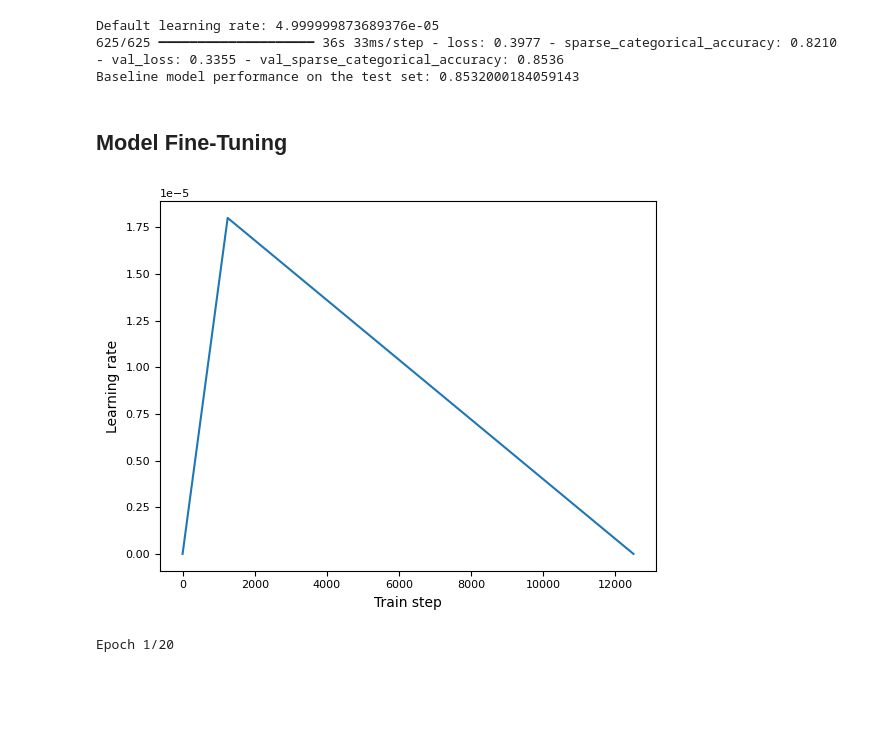
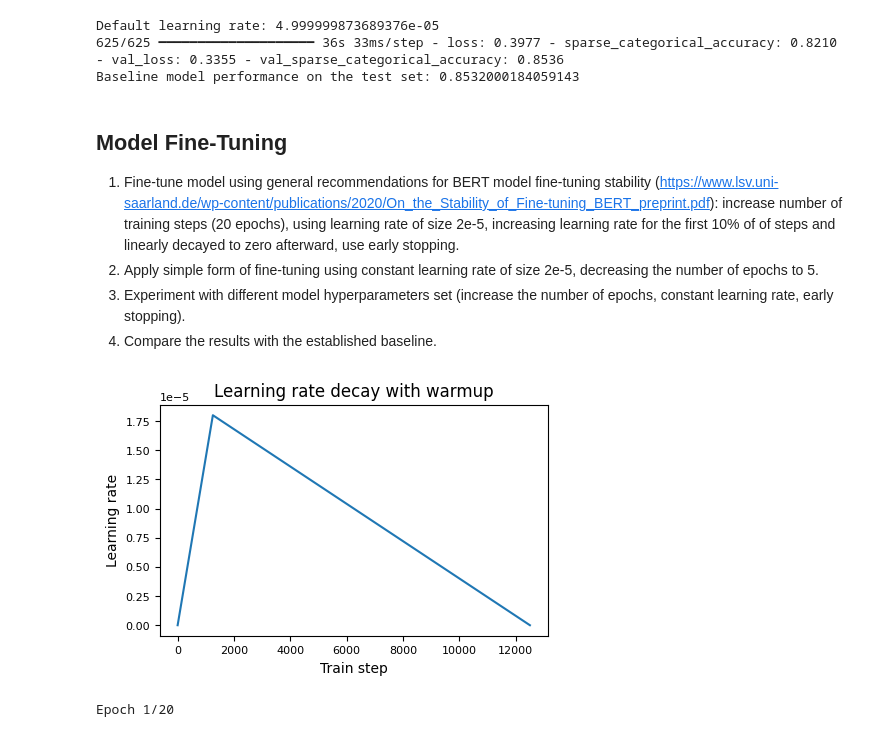
Before and after one commit to OMarchevska/NLP, a Jupyter notebook: Sentiment_Analysis.ipynb, the cells around one changed output. Saved outputs shown, nothing was run; the diff lists cells and outputs as text; code cells hidden in the pictures; blank space fills up the shorter version.

```diff
--- a/Sentiment_Analysis.ipynb
+++ b/Sentiment_Analysis.ipynb
@@ -198,6 +213,10 @@ Default learning rate: 4.999999873689376e-05
 Baseline model performance on the test set: 0.8532000184059143
 # %% [markdown]
 ## Model Fine-Tuning
+1. Fine-tune model using general recommendations for BERT model fine-tuning stability (https://www.lsv.uni-saarland.de/wp-content/publications/2020/On_the_Stability_of_Fine-tuning_BERT_preprint.pdf): increase number of training steps (20 epochs), using learning rate of size 2e-5, increasing learning rate for the first 10% of of steps and linearly decayed to zero afterward, use early stopping.
+2. Apply simple form of fine-tuning using constant learning rate of size 2e-5, decreasing the number of epochs to 5.
+3. Experiment with different model hyperparameters set (increase the number of epochs, constant learning rate, early stopping).
+4. Compare the results with the established baseline.
 # %%
 # helper function to visualize model training curves
 def plot_history(history):
@@ -325,31 +344,35 @@ class LinearWarmup(tf.keras.optimizers.schedules.LearningRateSchedule):
     })
     return config
 # %%
+# set up learning rate scheduler (based on BERT stable fine-tuning paper)
 epochs = 20
 batch_size = 32
-
 steps_per_epoch = train_ds.cardinality().numpy()
 num_train_steps = steps_per_epoch * epochs
 warmup_steps = int(0.1 * num_train_steps)
 initial_learning_rate = 2e-5
 
+# linear learning rate decay applied after "warmup_steps"
 linear_decay = tf.keras.optimizers.schedules.PolynomialDecay(
     initial_learning_rate=initial_learning_rate,
     end_learning_rate=0,
     decay_steps=num_train_steps)
-
+# linear warmup for "warmup_steps" steps
 warmup_schedule = LinearWarmup(
-    warmup_learning_rate = 0,
-    after_warmup_lr_sched = linear_decay,
-    warmup_steps = warmup_steps
+    warmup_learning_rate=0,
+    after_warmup_lr_sched=linear_decay,
+    warmup_steps=warmup_steps
 )
 
+# plot resulting learning rate scheduling strategy
+plt.figure(figsize=(5, 3))
 x = tf.linspace(0, num_train_steps, 1001)
 y = [warmup_schedule(xi) for xi in x]
 plt.plot(x, y)
+plt.title("Learning rate decay with warmup")
 plt.xlabel('Train step')
 plt.ylabel('Learning rate')
 plt.show()
 # %% [output]
-[figure, old version]
+[figure, new version]
 # %%
```
Also changed, not shown: parts of 30 cells of this notebook.
